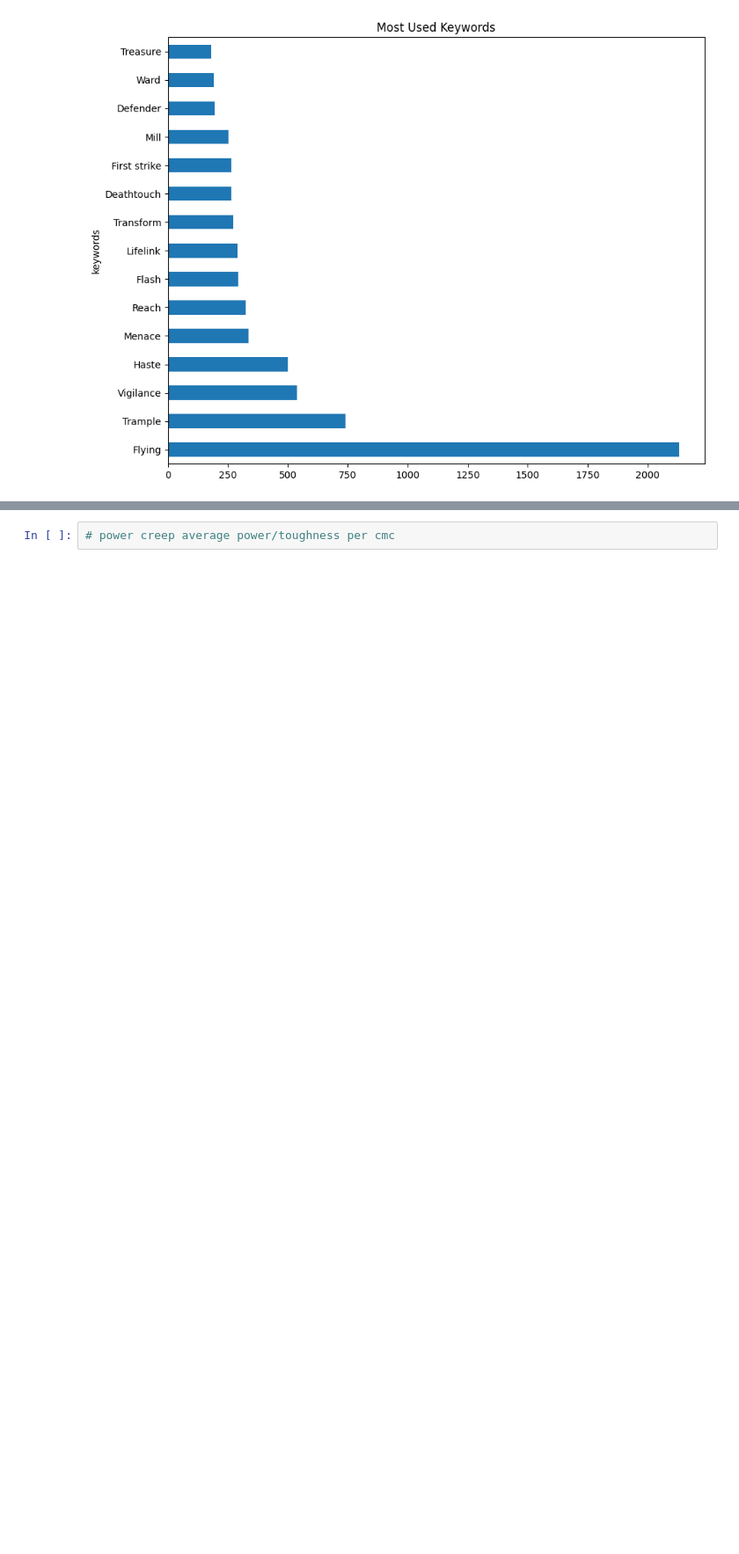
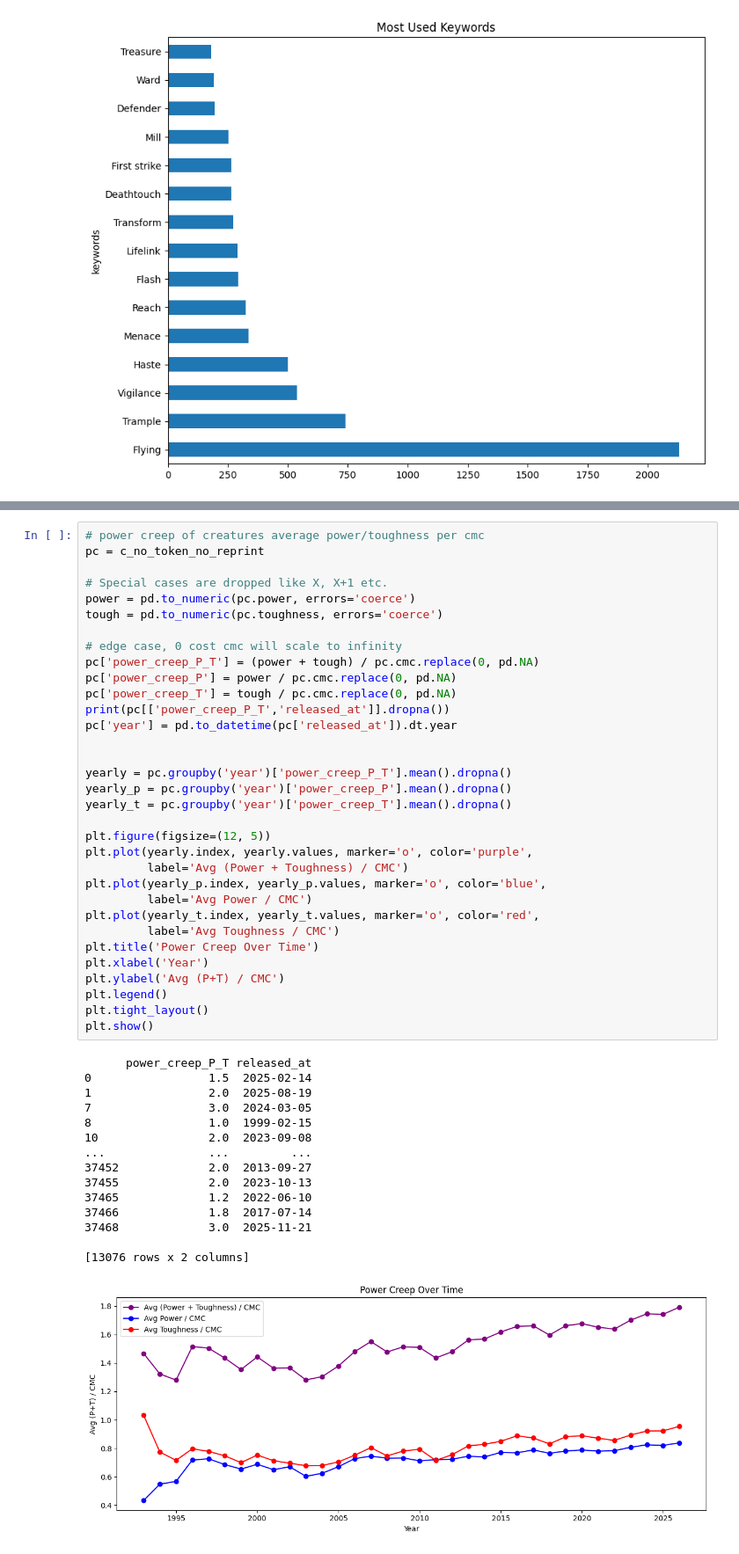
Before and after one commit to Virulentis/MagictheGathering-Pandas, a Jupyter notebook: MTG.ipynb, the cells around one changed output, grey strips where cells are left out. Shown at 88% size. Saved outputs shown, nothing was run; the diff lists cells and outputs as text; blank space fills up the shorter version.

Commit message:
added power creep over time figure

```diff
--- a/MTG.ipynb
+++ b/MTG.ipynb
@@ -135,2 +155,49 @@ Name: count, Length: 597, dtype: int64
 # %%
-# power creep average power/toughness per cmc
+# power creep of creatures average power/toughness per cmc
+pc = c_no_token_no_reprint
+
+# Special cases are dropped like X, X+1 etc.
+power = pd.to_numeric(pc.power, errors='coerce')
+tough = pd.to_numeric(pc.toughness, errors='coerce')
+
+# edge case, 0 cost cmc will scale to infinity
+pc['power_creep_P_T'] = (power + tough) / pc.cmc.replace(0, pd.NA)
+pc['power_creep_P'] = power / pc.cmc.replace(0, pd.NA)
+pc['power_creep_T'] = tough / pc.cmc.replace(0, pd.NA)
+print(pc[['power_creep_P_T','released_at']].dropna())
+pc['year'] = pd.to_datetime(pc['released_at']).dt.year
+
+
+yearly = pc.groupby('year')['power_creep_P_T'].mean().dropna()
+yearly_p = pc.groupby('year')['power_creep_P'].mean().dropna()
+yearly_t = pc.groupby('year')['power_creep_T'].mean().dropna()
+
+plt.figure(figsize=(12, 5))
+plt.plot(yearly.index, yearly.values, marker='o', color='purple',
+         label='Avg (Power + Toughness) / CMC')
+plt.plot(yearly_p.index, yearly_p.values, marker='o', color='blue',
+         label='Avg Power / CMC')
+plt.plot(yearly_t.index, yearly_t.values, marker='o', color='red',
+         label='Avg Toughness / CMC')
+plt.title('Power Creep Over Time')
+plt.xlabel('Year')
+plt.ylabel('Avg (P+T) / CMC')
+plt.legend()
+plt.tight_layout()
+plt.show()
+# %% [output]
+      power_creep_P_T released_at
+0                 1.5  2025-02-14
+1                 2.0  2025-08-19
+7                 3.0  2024-03-05
+8                 1.0  1999-02-15
+10                2.0  2023-09-08
+...               ...         ...
+37452             2.0  2013-09-27
+37455             2.0  2023-10-13
+37465             1.2  2022-06-10
+37466             1.8  2017-07-14
+37468             3.0  2025-11-21
+
+[13076 rows x 2 columns]
+[figure, added]
```
Also changed, not shown: parts of 6 cells of this notebook.
